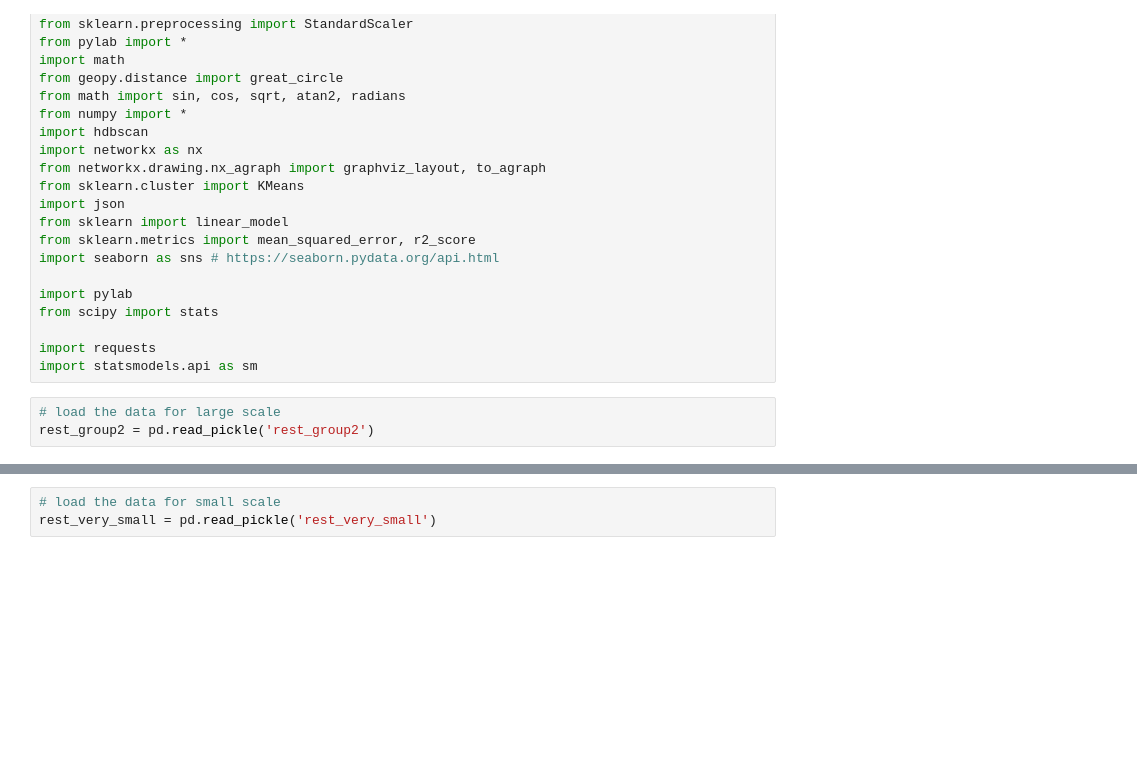
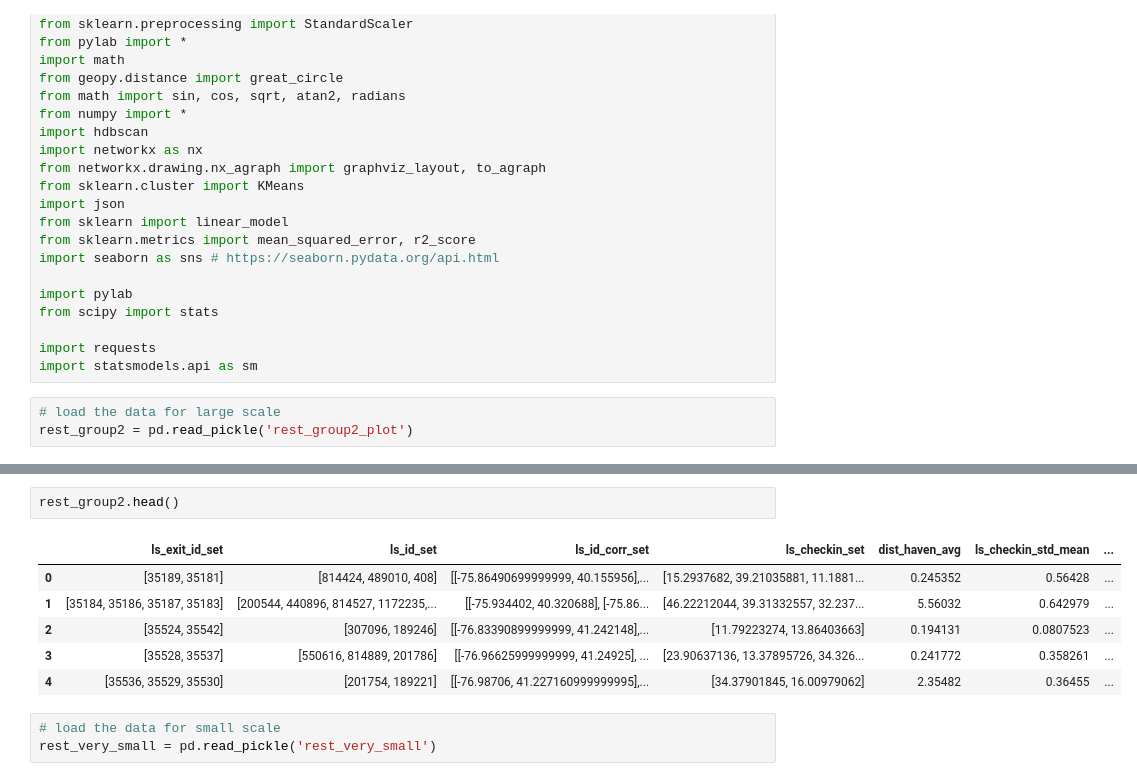
Before and after one commit to xinliupitt/Hotelling_Law, a Jupyter notebook: Union_Plot_Regressions.ipynb, the cells around one changed output, grey strips where cells are left out. Cells and saved outputs as stored; diff of their text form; blank space fills up the shorter version.

```diff
--- a/Union_Plot_Regressions.ipynb
+++ b/Union_Plot_Regressions.ipynb
@@ -32,4 +32,4 @@ import requests
 import statsmodels.api as sm
 # %%
 # load the data for large scale
-rest_group2 = pd.read_pickle('rest_group2')
+rest_group2 = pd.read_pickle('rest_group2_plot')
@@ -36,3 +58,12 @@ rest_group2 = pd.read_pickle('rest_group2')
+# %%
+rest_group2.head()
+# %% [output]
+|  | ls_exit_id_set | ls_id_set | ls_id_corr_set | ls_checkin_set | dist_haven_avg | ls_checkin_std_mean | ... |
+| 0 | [35189, 35181] | [814424, 489010, 408] | [[-75.86490699999999, 40.155956],... | [15.2937682, 39.21035881, 11.1881... | 0.245352 | 0.56428 | ... |
+| 1 | [35184, 35186, 35187, 35183] | [200544, 440896, 814527, 1172235,... | [[-75.934402, 40.320688], [-75.86... | [46.22212044, 39.31332557, 32.237... | 5.56032 | 0.642979 | ... |
+| 2 | [35524, 35542] | [307096, 189246] | [[-76.83390899999999, 41.242148],... | [11.79223274, 13.86403663] | 0.194131 | 0.0807523 | ... |
+| 3 | [35528, 35537] | [550616, 814889, 201786] | [[-76.96625999999999, 41.24925], ... | [23.90637136, 13.37895726, 34.326... | 0.241772 | 0.358261 | ... |
+| 4 | [35536, 35529, 35530] | [201754, 189221] | [[-76.98706, 41.227160999999995],... | [34.37901845, 16.00979062] | 2.35482 | 0.36455 | ... |
 # %%
 # load the data for small scale
 rest_very_small = pd.read_pickle('rest_very_small')
```
Also changed, not shown: parts of 3 cells of this notebook.
